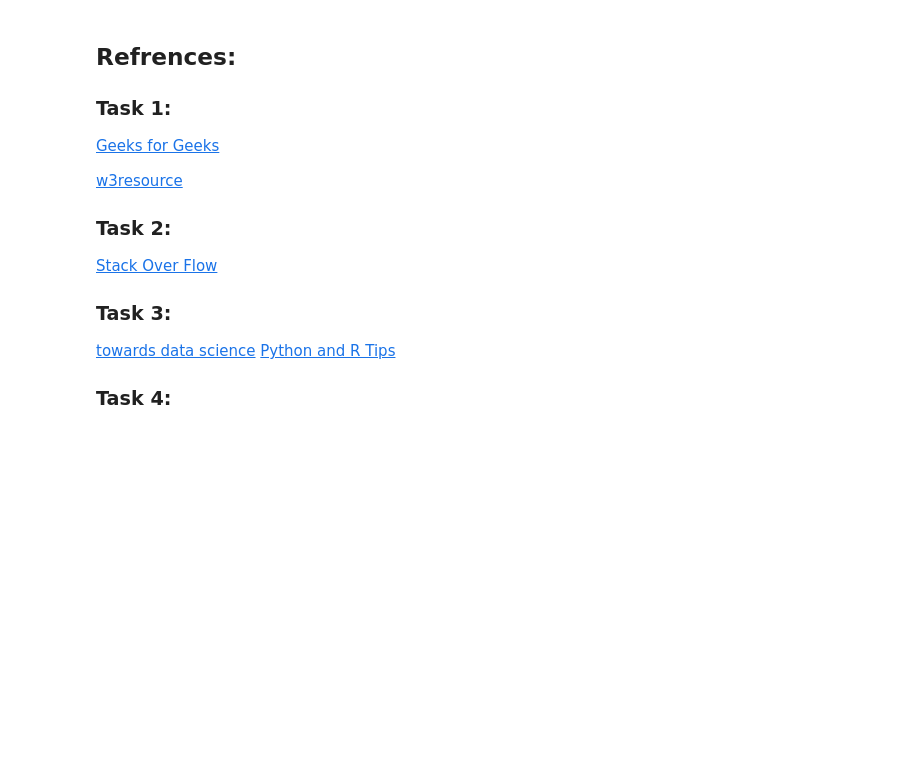
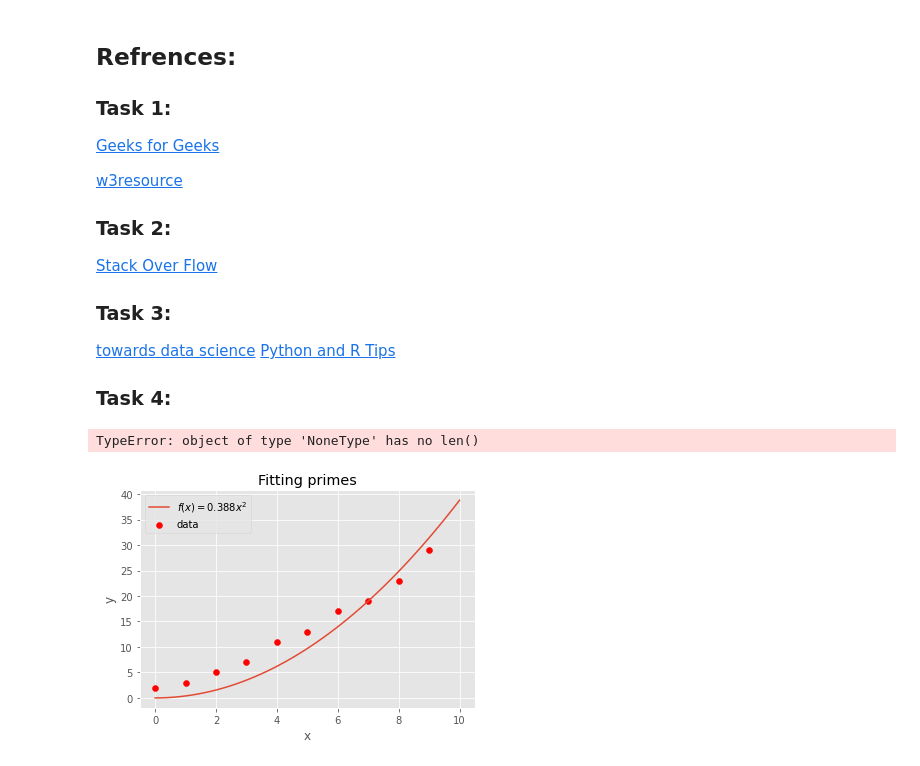
Before and after one commit to LauraBrogan/Fundamentals-of-Data-Analysis-Tasks-2020, a Jupyter notebook: Fundamentals of Data Analysis Tasks .ipynb, the cells around one changed output. Cells and saved outputs as stored; diff of their text form; code cells hidden in the pictures; blank space fills up the shorter version.

```diff
--- a/Fundamentals of Data Analysis Tasks .ipynb
+++ b/Fundamentals of Data Analysis Tasks .ipynb
@@ -303,10 +299,10 @@ plt.legend();
 # %%
 #Combining all the x and y arrays into one.
-x = np.concatenate((x1, x2, x3, x4))
-y = np.concatenate((y1, y2, y3, y4))
+x = np.concatenate((x1, x2, x3, ))
+y = np.concatenate((y1, y2, y3, ))
 
 #Using regplot again to show the line of best fit for the combined dataset.
 sns.regplot(x = x,y = y)
-plt.suptitle("Four datasets combined")
+plt.suptitle("Three datasets combined")
 plt.text(103, 30, "Trend slopes downwards \nwhen all four arrays are combined.");
 # %% [output]
@@ -454,3 +358,63 @@ df.head(5)
 
 
 ### Task 4:
+# %%
+import numpy as np
+import pandas as pd
+import seaborn as sns
+import matplotlib.pyplot as plt
+plt.style.use ('ggplot')
+x1 = np.linspace(-3.0, 20.0, 100)
+#x2 = np.linspace(3.0, 40.0, 50)
+#y = 5.0 * x + 2.0
+#y2 = 5.0 * x + 2.0 + np.random.normal(0.0, 1.0, len(x))
+y1 = 3.0 * x - 1.0 + np.random.normal(0.0, 1.0, len(x))
+#y1,y2
+#plt.plot(x1, y1, 'k.')
+#plt.plot(x2,y2,'l.')
+#np.polyfit(x1, y1, 1)
+#np.polyfit(x2,y2,1)
+#m, c = np.polyfit(x1, y1, 1)
+# Have a look at m and c.
+#m, c
+#plt.plot(x1, y1, 'k.')
+#plt.plot(x1, m * x + c, 'r-')
+sns.relplot(x = x1,y = y1, color = 'Red', label = 'x1 y1')
+##ns.regplot(x = x2,y = y2, color = 'Orange', label = 'x2 y2')
+#sns.regplot(x = x3,y = y3, color = 'Green', label = 'x3 y3')
+#sns.regplot(x = x4,y = y4, color = 'Red',label = 'x4 y4')
+plt.suptitle("Four datasets plotted together")
+plt.text(103, 30, "Each individual dataset has \na positive trend on their own.")
+plt.legend();
+# %% [output]
+TypeError: object of type 'NoneType' has no len()
+# %%
+
+import matplotlib.pyplot as plt
+
+def found_fit(x):
+    return 0.388 * x**2  # Found with symfit.
+
+x_data = list(range(10))
+y_data = [2, 3, 5, 7, 11, 13, 17, 19, 23, 29]
+x1_data = list(range(20))
+y1_data = [2, 7, 5, 7, 181, 13, 17, 18, 23, 309]
+x_func = np.linspace(0, 10, 50)
+# numpy will do the right thing and evaluate found_fit for all elements
+y_func = found_fit(x_func)
+x1_func = np.linspace(0, 10, 50)
+# numpy will do the right thing and evaluate found_fit for all elements
+y1_func = found_fit(x_func)
+# From here the plotting starts
+
+plt.scatter(x_data, y_data, c='r', label='data')
+#plt.scatter(x1_data, y1_data, c='b', label='data')
+plt.plot(x_func, y_func, label='$f(x) = 0.388 x^2$')
+#plt.plot(x1_func, y1_func, label='$f(x) = 0.388 x^2$')
+plt.xlabel('x')
+plt.ylabel('y')
+plt.title('Fitting primes')
+plt.legend()
+plt.show()
+# %% [output]
+[figure, added]
```
Also changed, not shown: parts of 7 cells of this notebook.
